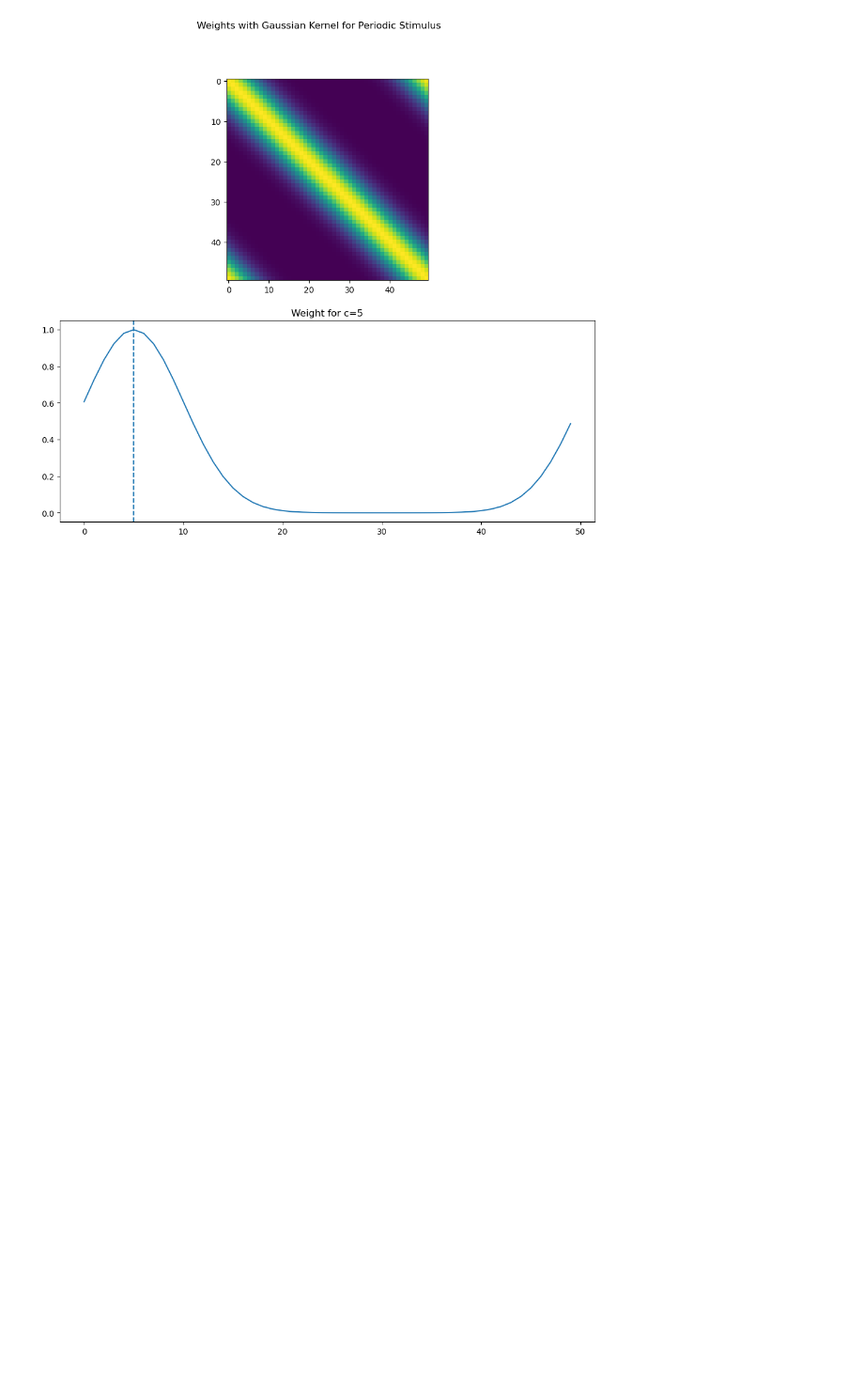
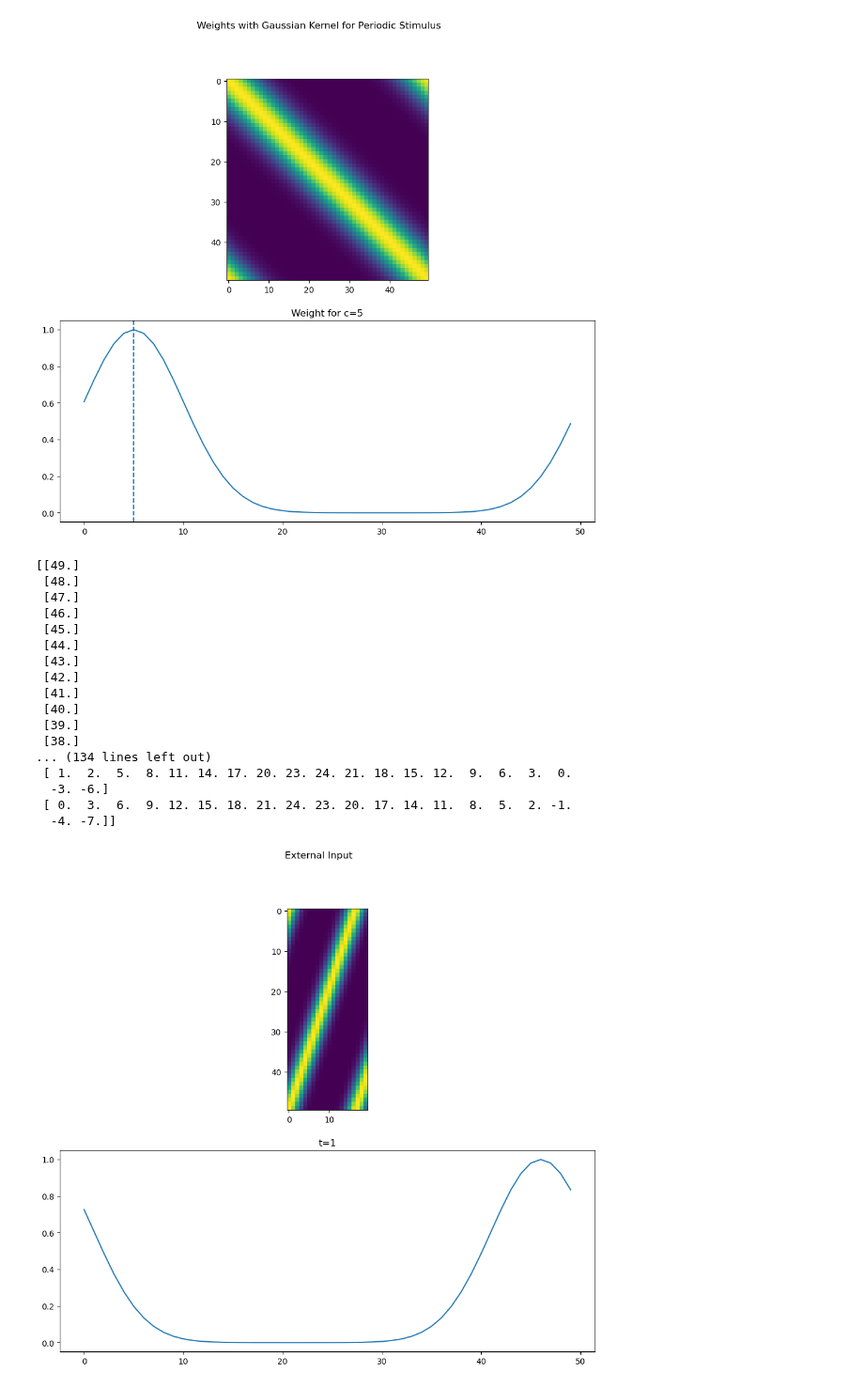
Before and after one commit to michealrm/Trappenberg_CAAN, a Jupyter notebook: caan_simulation.ipynb, the cells around one changed output. Shown at 94% size. Cells and saved outputs as stored; diff of their text form; code cells hidden in the pictures; blank space fills up the shorter version.

```diff
--- a/caan_simulation.ipynb
+++ b/caan_simulation.ipynb
@@ -107,4 +104,47 @@ ndyn.plot_weight(network, 5, 'Weights with Gaussian Kernel for Periodic Stimulus
  [2. 3. 4. ... 1. 0. 1.]
  [1. 2. 3. ... 2. 1. 0.]]
 [figure]
+# %%
+# External input with moving perturbation
+
+velocity = 3
+gamma = 1
+t = np.tile(np.arange(0, network.T), (network.N, 1))
+h = velocity * t
+# print(h)
+# diff_matrix = ndyn.get_diff_matrix(network.N, 24)
+row_indices = np.arange(network.N, step=1.0).reshape(-1, 1)
+row_indices = np.fabs(row_indices - 49) # TODO, c=25 at t=0 is undefined behavior, but it shouldn't be. The gaussian function will diverge
+print(row_indices)
+# diff_matrix = row_indices - h
+diff_matrix = np.minimum(np.fabs(row_indices - h), np.subtract(float(network.N), np.fabs(row_indices - h)))
+# neg_diff_matrix = diff_matrix < 0
+# diff_matrix[neg_diff_matrix] = network.N + diff_matrix[neg_diff_matrix]
+# diff_matrix = np.maximum(row_indices - h, np.subtract(float(network.N), np.fabs(row_indices - h)))
+print(diff_matrix)
+external_input = ndyn.gaussian_func(diff_matrix)
+
+# diff_matrix = np.tile(diff_matrix, (1, network.T))
+# diff_matrix = diff_matrix - h
+# external_input = gamma * ndyn.gaussian_func(diff_matrix)
+ndyn.plot_external_input_at_t(external_input, 1)
+# %% [output]
+[[49.]
+ [48.]
+ [47.]
+ [46.]
+ [45.]
+ [44.]
+ [43.]
+ [42.]
+ [41.]
+ [40.]
+ [39.]
+ [38.]
+... (134 lines left out)
+ [ 1.  2.  5.  8. 11. 14. 17. 20. 23. 24. 21. 18. 15. 12.  9.  6.  3.  0.
+  -3. -6.]
+ [ 0.  3.  6.  9. 12. 15. 18. 21. 24. 23. 20. 17. 14. 11.  8.  5.  2. -1.
+  -4. -7.]]
+[figure, added]
 # %%
```
Also changed, not shown: parts of 4 cells of this notebook.
